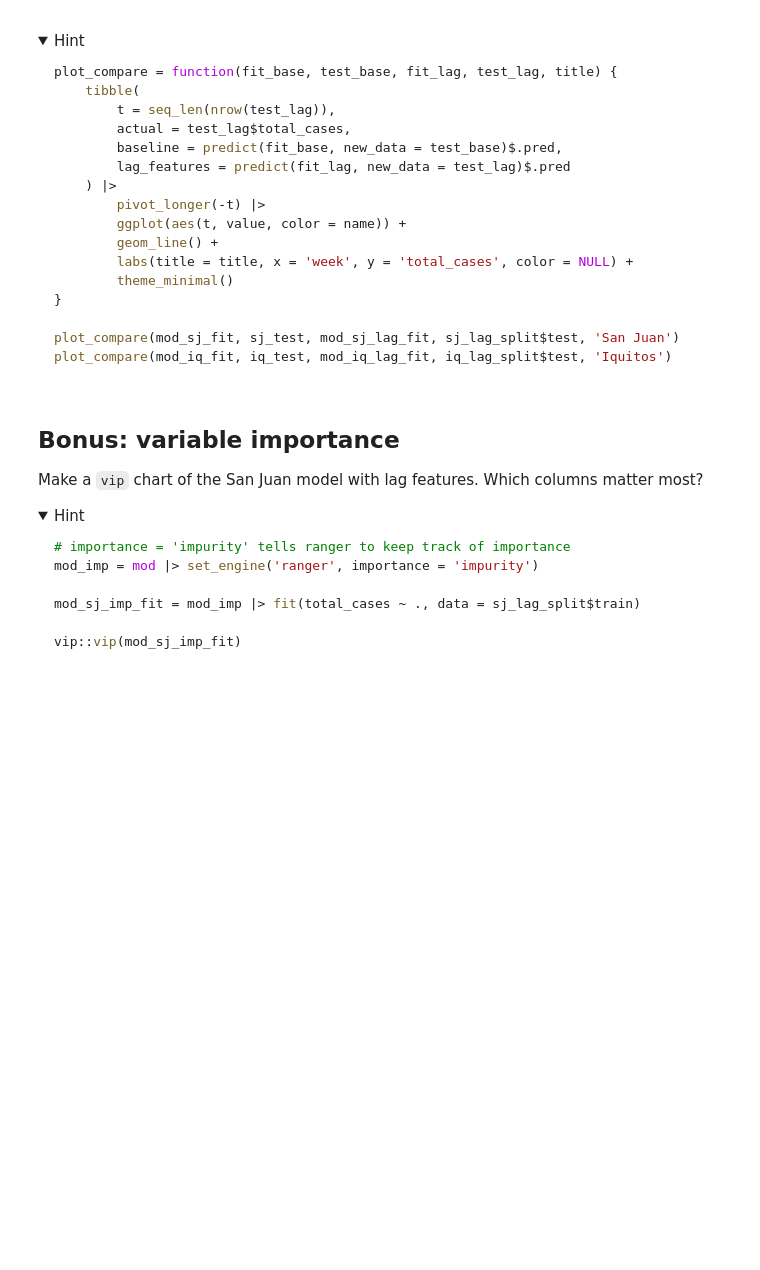
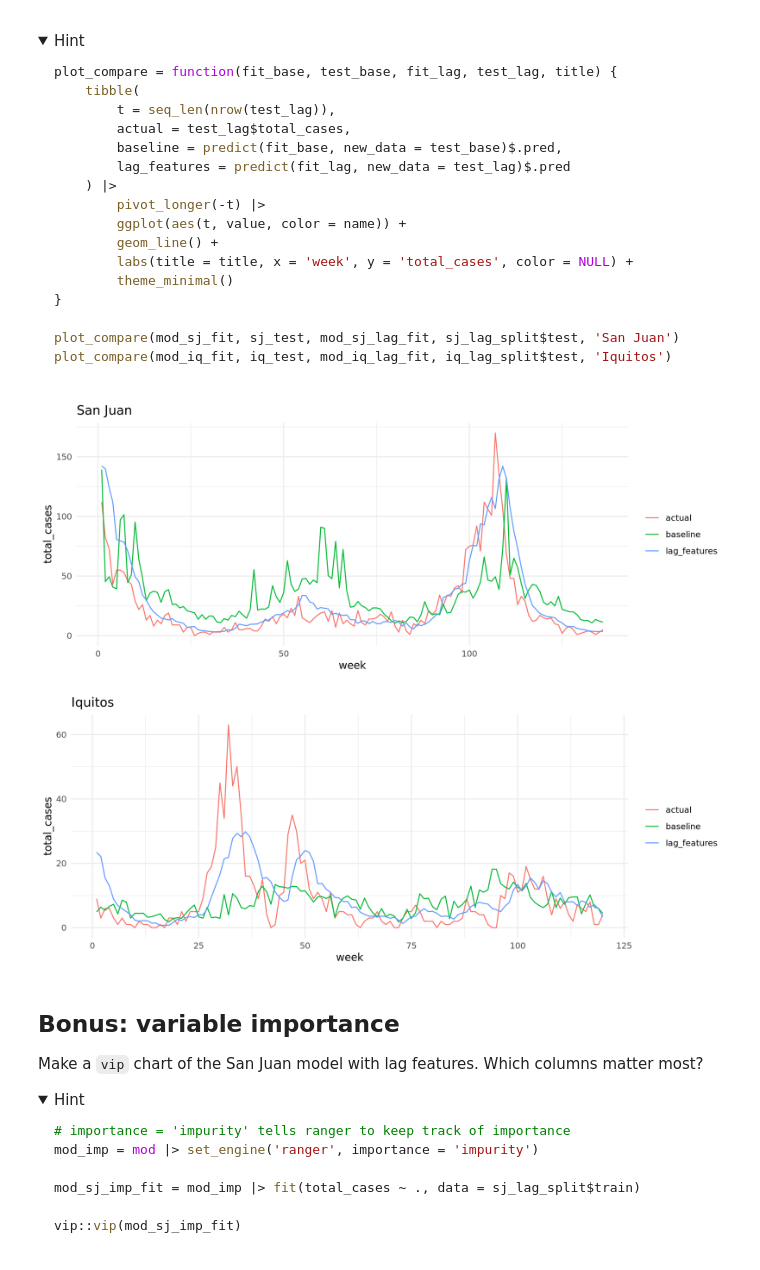
Before and after one commit to vmbharanidharan-ai/codespace, a Jupyter notebook: exercises/14-dengue-exercise.ipynb, the cells around one changed output. Drawn from its saved outputs; the diff is of its cells as text; code cells hidden in the pictures; folded sections open; blank space fills up the shorter version.

````diff
--- a/exercises/14-dengue-exercise.ipynb
+++ b/exercises/14-dengue-exercise.ipynb
@@ -196,6 +382,17 @@ iq_lag_split = split_city('iq', nrow(iq_test))
 ```
 
 </details>
+# %%
+split_city = function(city_name, n_test) {
+    d = lag_data |> filter(city == city_name) |> select(-city)
+    list(
+        train = d |> slice(1:(n() - n_test)),
+        test = d |> slice((n() - n_test + 1):n())
+    )
+}
+
+sj_lag_split = split_city('sj', nrow(sj_test))
+iq_lag_split = split_city('iq', nrow(iq_test))
 # %% [markdown]
 ## 8. Random forest with lag features
 
@@ -210,6 +407,12 @@ mod_iq_lag_fit = mod |> fit(total_cases ~ ., data = iq_lag_split$train)
 ```
 
 </details>
+# %%
+mod_sj_lag_fit = mod |>
+    fit(total_cases ~ ., data = sj_lag_split$train)
+
+mod_iq_lag_fit = mod |>
+    fit(total_cases ~ ., data = iq_lag_split$train)
 # %% [markdown]
 ## 9. Compare the test error (MAE)
 
@@ -253,6 +468,55 @@ plot_compare(mod_iq_fit, iq_test, mod_iq_lag_fit, iq_lag_split$test, 'Iquitos')
 ```
 
 </details>
+# %%
+plot_compare = function(
+    fit_base,
+    test_base,
+    fit_lag,
+    test_lag,
+    title
+) {
+
+    tibble(
+        t = seq_len(nrow(test_lag)),
+        actual = test_lag$total_cases,
+        baseline = predict(fit_base, new_data = test_base)$.pred,
+        lag_features = predict(fit_lag, new_data = test_lag)$.pred
+    ) |>
+        pivot_longer(
+            -t,
+            names_to = 'model',
+            values_to = 'value'
+        ) |>
+        ggplot(aes(x = t, y = value, color = model)) +
+        geom_line() +
+        labs(
+            title = title,
+            x = 'week',
+            y = 'total_cases',
+            color = NULL
+        ) +
+        theme_minimal()
+}
+
+plot_compare(
+    mod_sj_fit,
+    sj_test,
+    mod_sj_lag_fit,
+    sj_lag_split$test,
+    'San Juan'
+)
+
+plot_compare(
+    mod_iq_fit,
+    iq_test,
+    mod_iq_lag_fit,
+    iq_lag_split$test,
+    'Iquitos'
+)
+# %% [output]
+[figure, added]
+[figure, added]
 # %% [markdown]
 ## Bonus: variable importance
 
````
Also changed, not shown: parts of 11 cells of this notebook, 2 other files.
